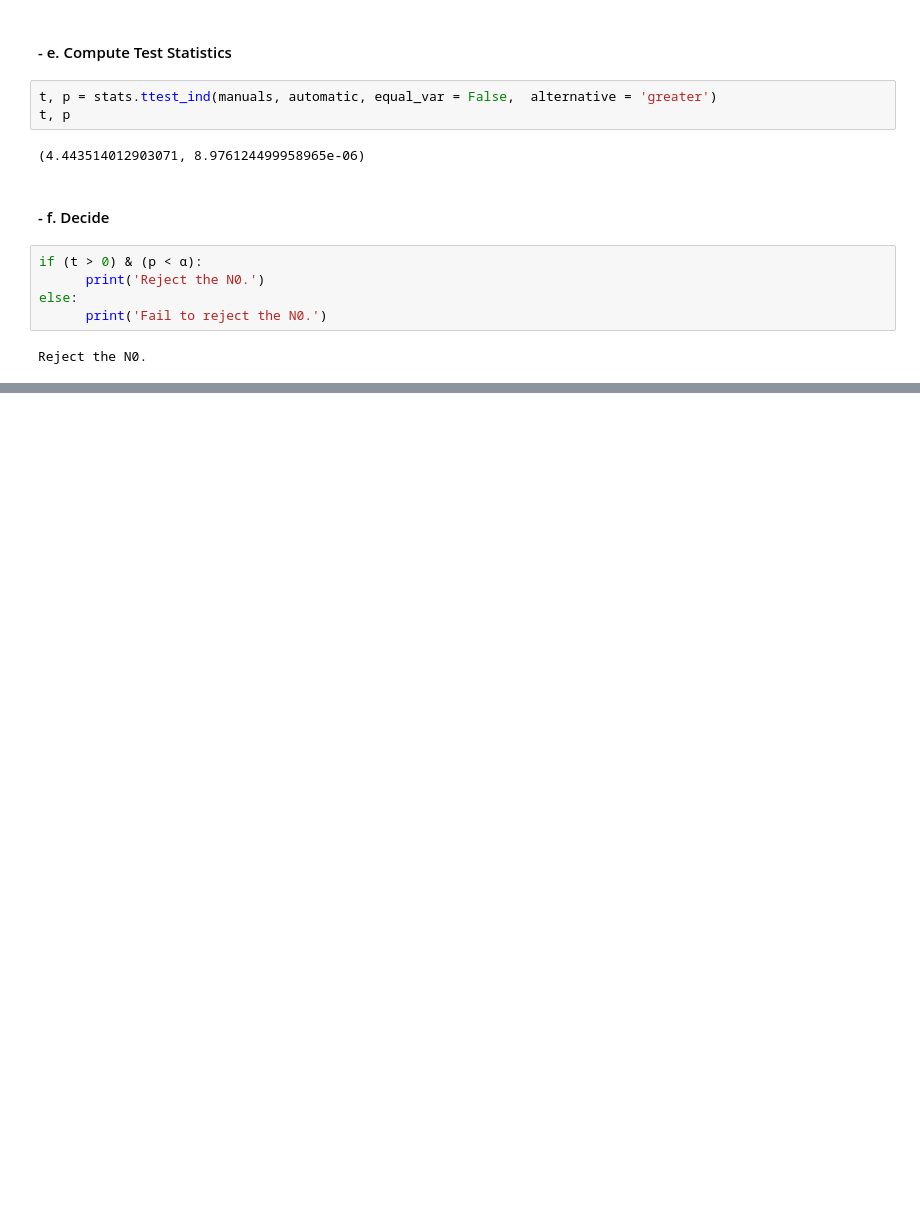
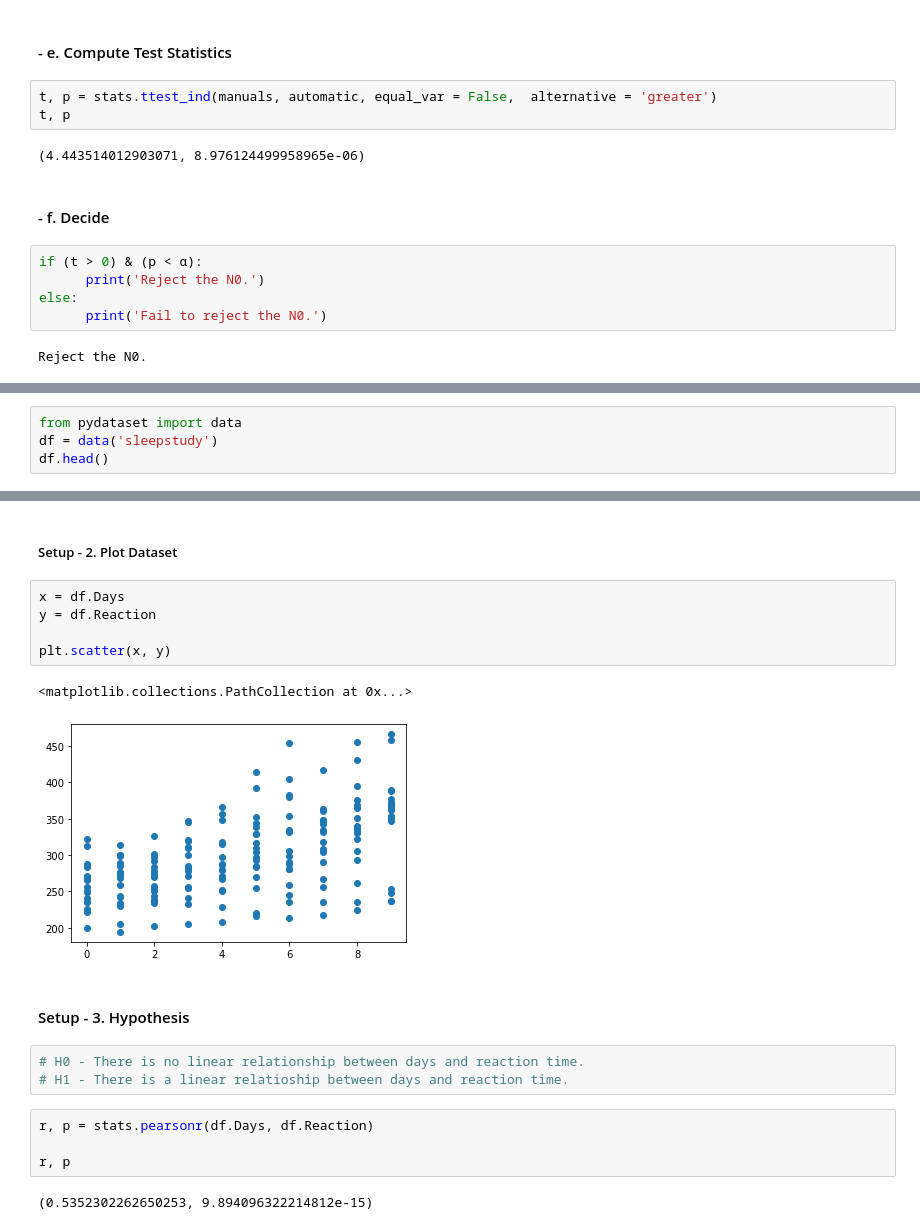
Before and after one commit to rachelrobbinsmayhill/statistics_exercises, a Jupyter notebook: hypothesis_testing.ipynb, the cells around one changed output, grey strips where cells are left out. Drawn from its saved outputs; the diff is of its cells as text; blank space fills up the shorter version.

```diff
--- a/hypothesis_testing.ipynb
+++ b/hypothesis_testing.ipynb
@@ -480,0 +650,4 @@ Reject the N0.
+# %%
+from pydataset import data
+df = data('sleepstudy')
+df.head()
@@ -480,0 +668,21 @@ Reject the N0.
+# %% [markdown]
+##### Setup - 2. Plot Dataset
+# %%
+x = df.Days
+y = df.Reaction
+
+plt.scatter(x, y)
+# %% [output]
+<matplotlib.collections.PathCollection at 0x...>
+[figure, added]
+# %% [markdown]
+#### Setup - 3. Hypothesis
+# %%
+# H0 - There is no linear relationship between days and reaction time.
+# H1 - There is a linear relatioship between days and reaction time.
+# %%
+r, p = stats.pearsonr(df.Days, df.Reaction)
+
+r, p
+# %% [output]
+(0.5352302262650253, 9.894096322214812e-15)
```
Also changed, not shown: parts of 34 cells of this notebook.
